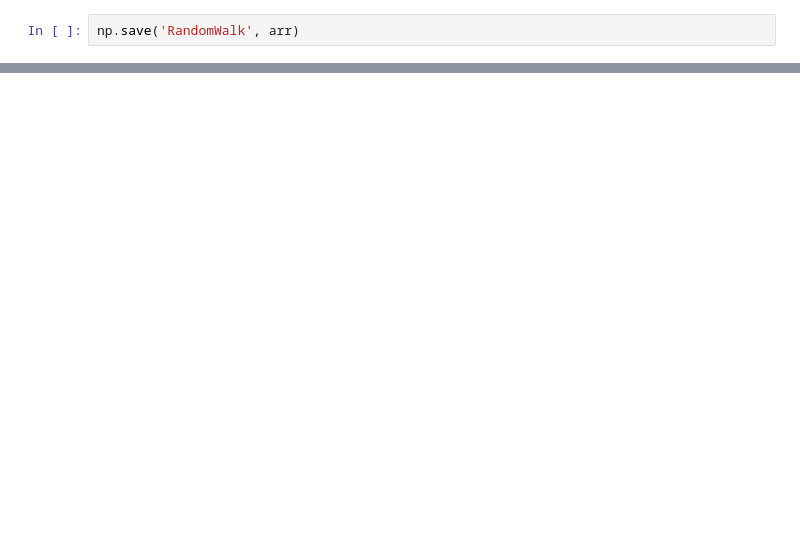
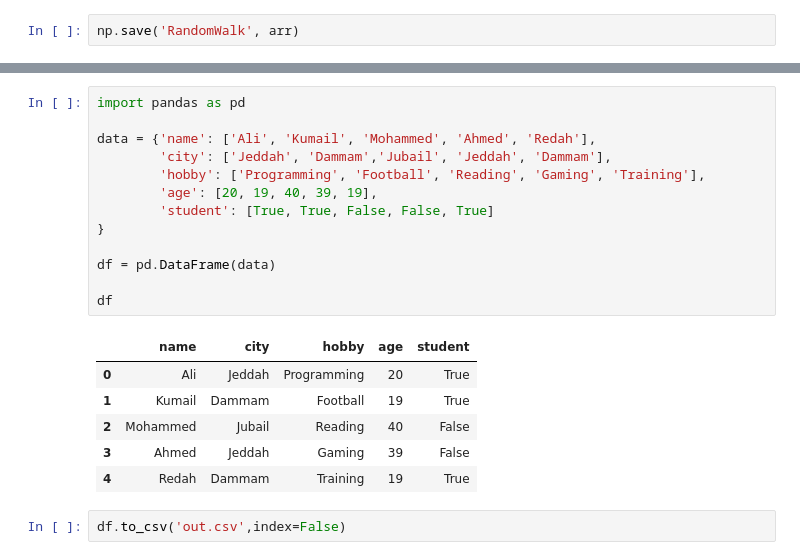
Before and after one commit to Kumail00Alawa/KAUST_AI_WEEK, a Jupyter notebook: secondday.ipynb, the cells around one changed output, grey strips where cells are left out. Saved outputs shown, nothing was run; the diff lists cells and outputs as text; blank space fills up the shorter version.

```diff
--- a/secondday.ipynb
+++ b/secondday.ipynb
@@ -399,0 +408,22 @@ array([ 0,  1,  2, ..., 14, 15, 16])
+# %%
+import pandas as pd
+
+data = {'name': ['Ali', 'Kumail', 'Mohammed', 'Ahmed', 'Redah'],
+        'city': ['Jeddah', 'Dammam','Jubail', 'Jeddah', 'Dammam'],
+        'hobby': ['Programming', 'Football', 'Reading', 'Gaming', 'Training'],
+        'age': [20, 19, 40, 39, 19],
+        'student': [True, True, False, False, True]
+}
+
+df = pd.DataFrame(data)
+
+df
+# %% [output]
+|  | name | city | hobby | age | student |
+| 0 | Ali | Jeddah | Programming | 20 | True |
+| 1 | Kumail | Dammam | Football | 19 | True |
+| 2 | Mohammed | Jubail | Reading | 40 | False |
+| 3 | Ahmed | Jeddah | Gaming | 39 | False |
+| 4 | Redah | Dammam | Training | 19 | True |
+# %%
+df.to_csv('out.csv',index=False)
```
Also changed, not shown: parts of 16 cells of this notebook.
